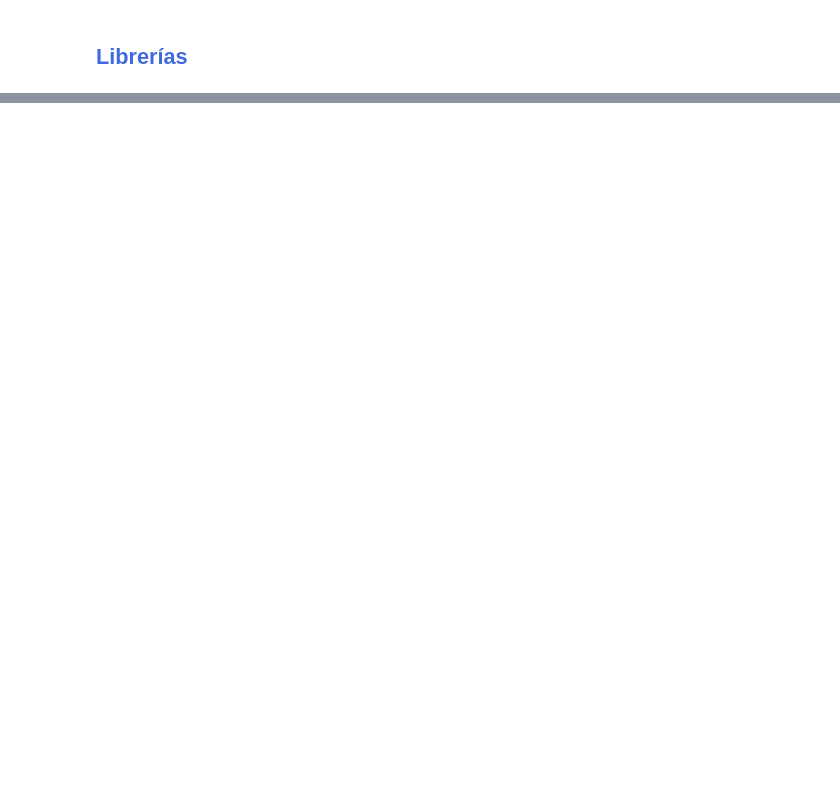
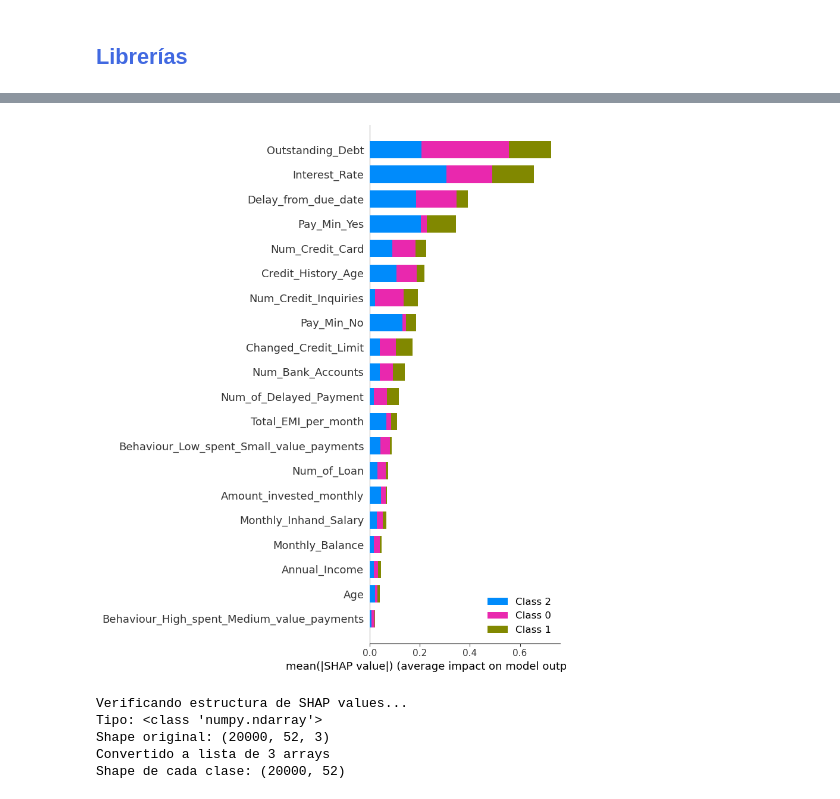
Before and after one commit to LuisMB09/modelos_de_credito, a Jupyter notebook: Proyecto1/Credit_Score.ipynb, the cells around one changed output, grey strips where cells are left out. Cells and saved outputs as stored; diff of their text form; code cells hidden in the pictures; blank space fills up the shorter version.

```diff
--- a/Proyecto1/Credit_Score.ipynb
+++ b/Proyecto1/Credit_Score.ipynb
@@ -290,0 +128,30 @@ data[numerical_cols] = X_imputed
+# %%
+explainer = shap.TreeExplainer(model)
+shap_values = explainer.shap_values(X_test)
+# %%
+shap.summary_plot(shap_values, X_test, plot_type="bar", max_display=20)
+# %% [output]
+[figure, added]
+# %%
+print("Verificando estructura de SHAP values...")
+print(f"Tipo: {type(shap_values)}")
+
+# Caso 1: Lista de arrays (un array por clase)
+if isinstance(shap_values, list):
+    print(f"Número de clases: {len(shap_values)}")
+    print(f"Shape de cada clase: {shap_values[0].shape}")
+    # Ya está en el formato correcto
+
+# Caso 2: Array 3D (n_samples, n_features, n_classes)
+elif isinstance(shap_values, np.ndarray) and shap_values.ndim == 3:
+    print(f"Shape original: {shap_values.shape}")
+    # Convertir a lista de arrays (transponer)
+    shap_values = [shap_values[:, :, i] for i in range(shap_values.shape[2])]
+    print(f"Convertido a lista de {len(shap_values)} arrays")
+    print(f"Shape de cada clase: {shap_values[0].shape}")
+# %% [output]
+Verificando estructura de SHAP values...
+Tipo: <class 'numpy.ndarray'>
+Shape original: (20000, 52, 3)
+Convertido a lista de 3 arrays
+Shape de cada clase: (20000, 52)
```
Also changed, not shown: parts of 46 cells of this notebook, 2 other files.
